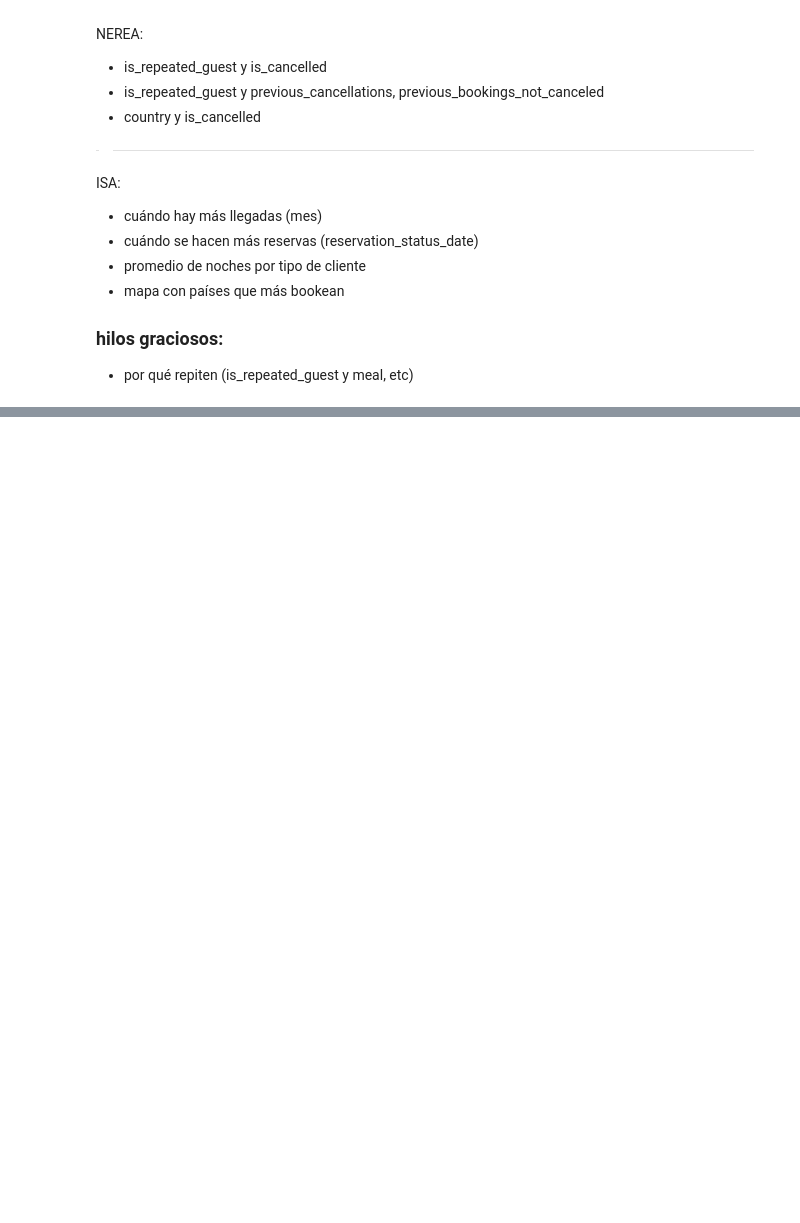
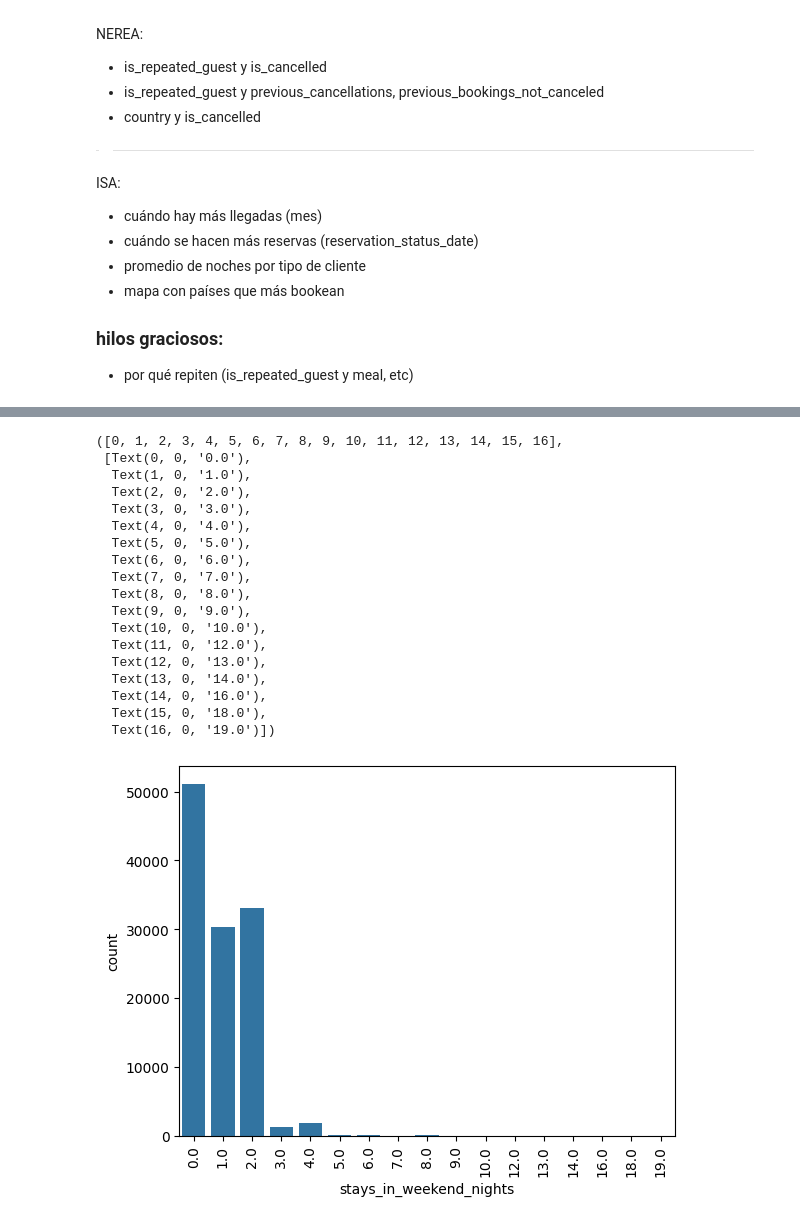
Before and after one commit to icorreald/project-da-promo-g-modulo-4-equipo-1, a Jupyter notebook: notebooks-trabajo/isa.ipynb, the cells around one changed output, grey strips where cells are left out. Cells and saved outputs as stored; diff of their text form; code cells hidden in the pictures; blank space fills up the shorter version.

```diff
--- a/notebooks-trabajo/isa.ipynb
+++ b/notebooks-trabajo/isa.ipynb
@@ -279,0 +299,23 @@ sns.barplot(x='                       ')
+# %%
+sns.countplot(x='stays_in_weekend_nights', data=df)
+plt.xticks(rotation = 90)
+# %% [output]
+([0, 1, 2, 3, 4, 5, 6, 7, 8, 9, 10, 11, 12, 13, 14, 15, 16],
+ [Text(0, 0, '0.0'),
+  Text(1, 0, '1.0'),
+  Text(2, 0, '2.0'),
+  Text(3, 0, '3.0'),
+  Text(4, 0, '4.0'),
+  Text(5, 0, '5.0'),
+  Text(6, 0, '6.0'),
+  Text(7, 0, '7.0'),
+  Text(8, 0, '8.0'),
+  Text(9, 0, '9.0'),
+  Text(10, 0, '10.0'),
+  Text(11, 0, '12.0'),
+  Text(12, 0, '13.0'),
+  Text(13, 0, '14.0'),
+  Text(14, 0, '16.0'),
+  Text(15, 0, '18.0'),
+  Text(16, 0, '19.0')])
+[figure, added]
```
Also changed, not shown: parts of 16 cells of this notebook.
